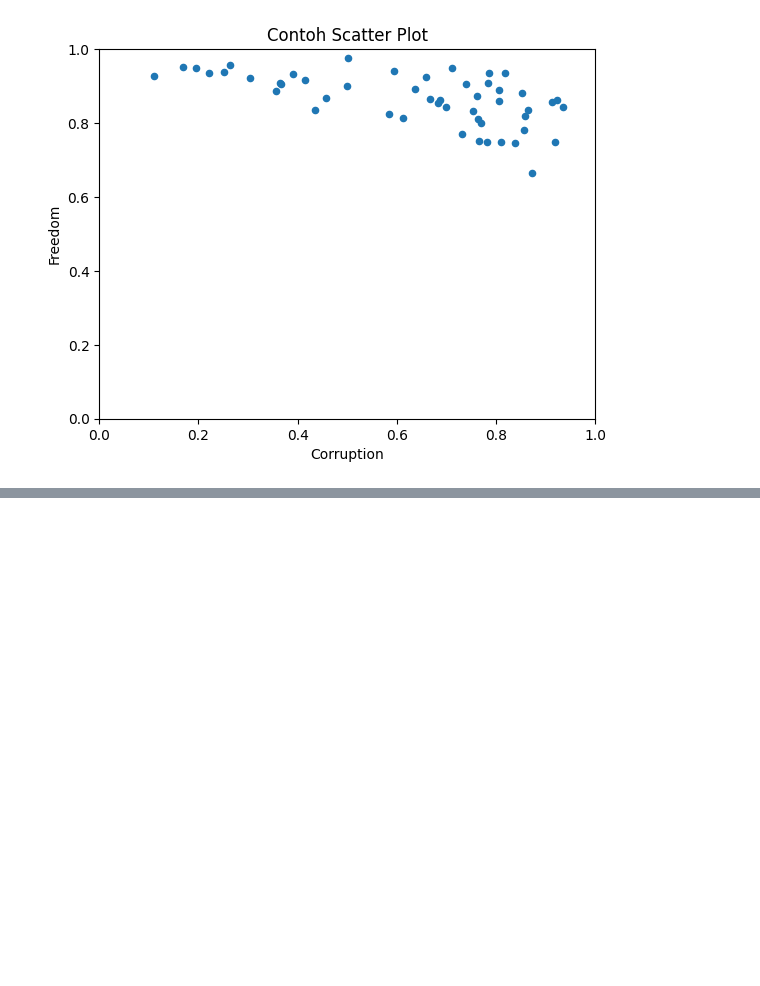
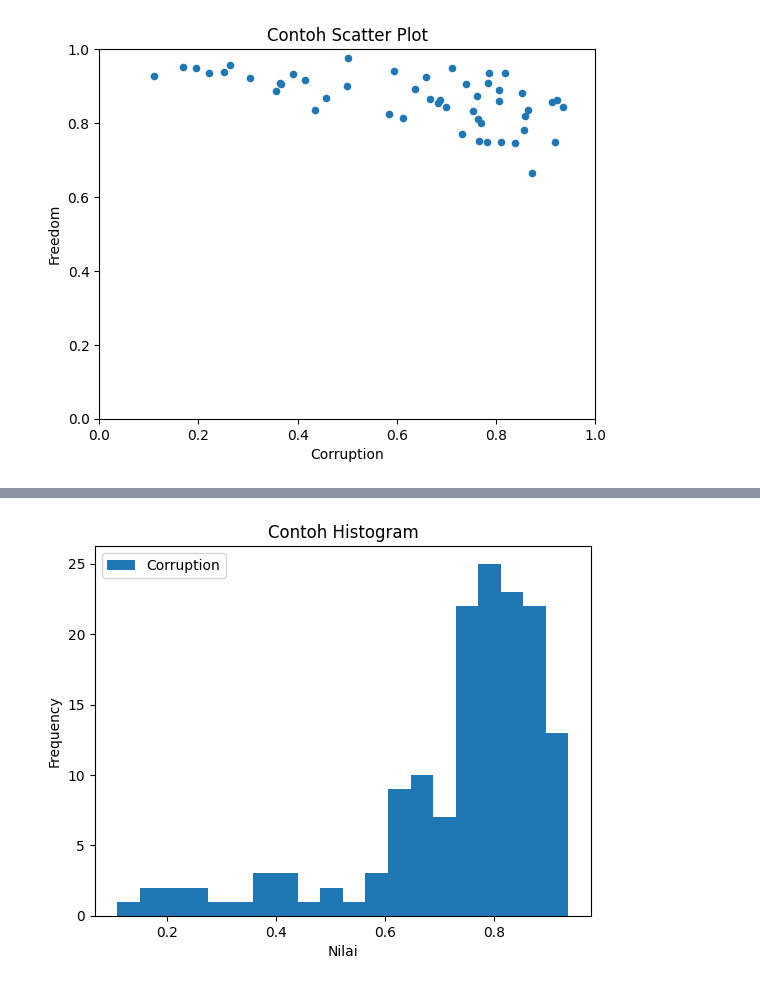
Before and after one commit to LatiefDataVisionary/matplotlib-with-indonesia-belajar, a Jupyter notebook: Matplotlib_22_|_Pandas_Data_Frame_dan_Matplotlib_|_Part_3_.ipynb, the cells around one changed output, grey strips where cells are left out. Drawn from its saved outputs; the diff is of its cells as text; code cells hidden in the pictures; blank space fills up the shorter version.

```diff
--- a/Matplotlib_22_|_Pandas_Data_Frame_dan_Matplotlib_|_Part_3_.ipynb
+++ b/Matplotlib_22_|_Pandas_Data_Frame_dan_Matplotlib_|_Part_3_.ipynb
@@ -159,0 +173,11 @@ plt.show()
+# %%
+df.plot(x='Country',
+        y='Corruption',
+        kind='hist',
+        bins=20,
+        title='Contoh Histogram',
+        xlabel='Nilai')
+
+plt.show()
+# %% [output]
+[figure, added]
```
Also changed, not shown: parts of 5 cells of this notebook.
